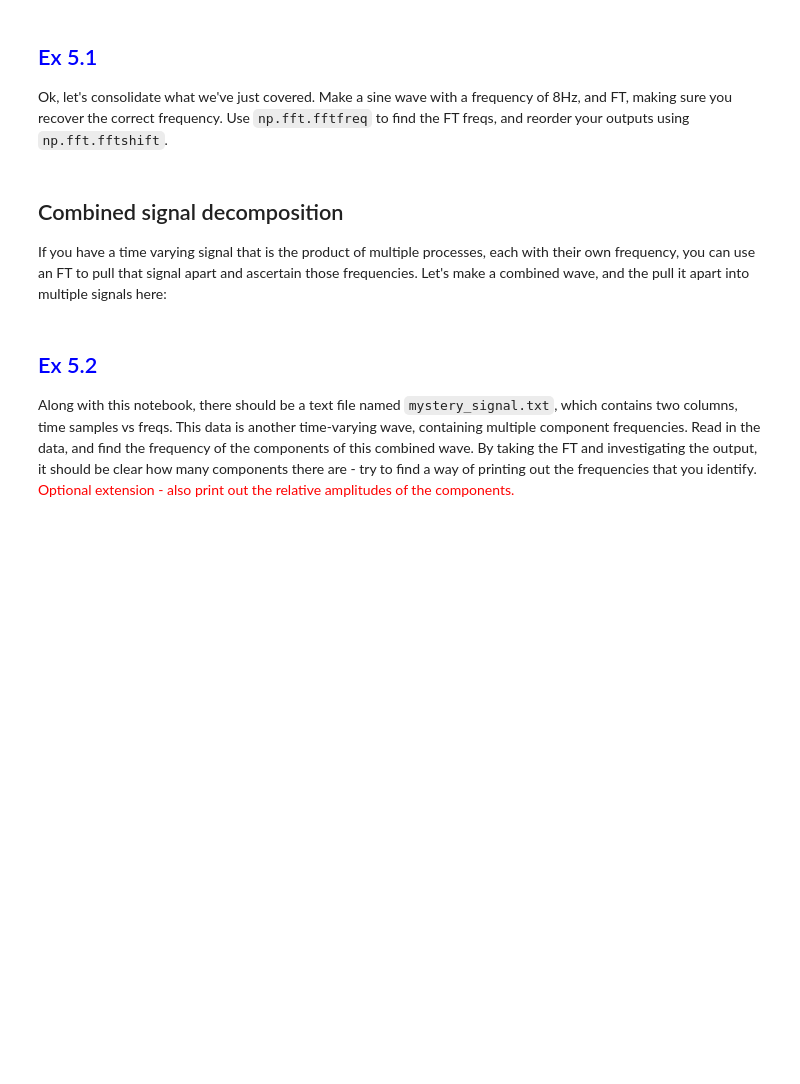
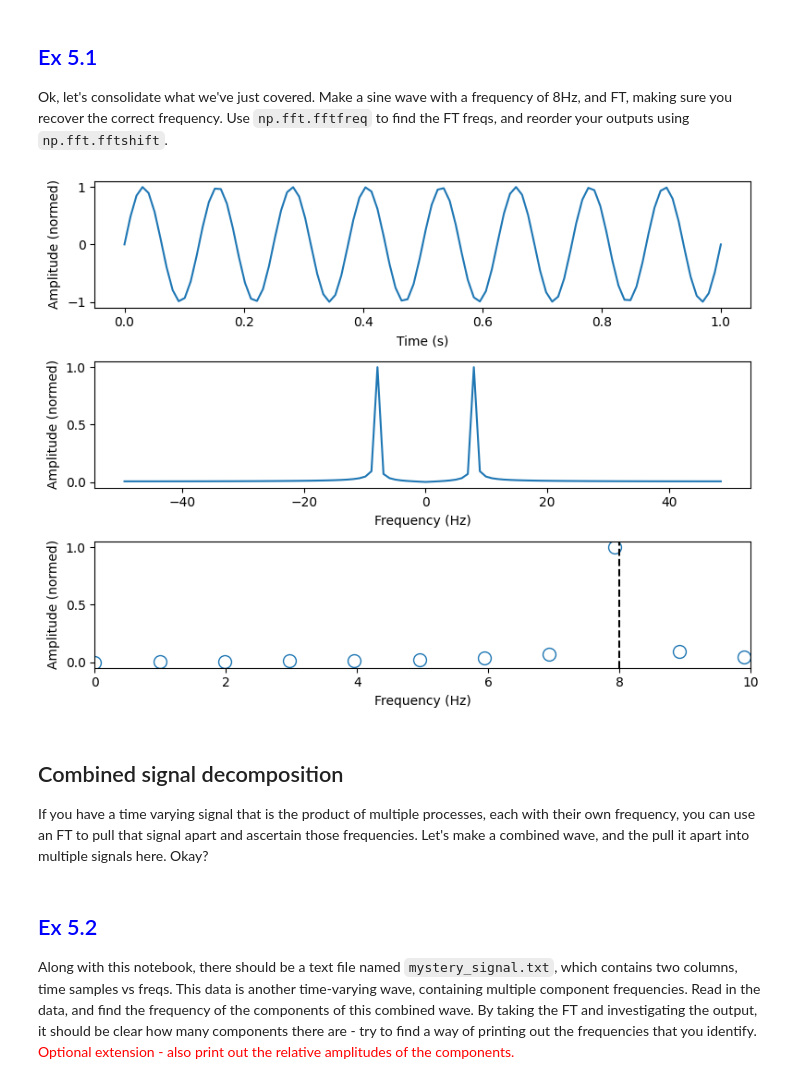
Before and after one commit to Ahmed-Estiak/FFTs_and_Telescopes-main, a Jupyter notebook: FFTs_and_Telescopes.ipynb, the cells around one changed output. Cells and saved outputs as stored; diff of their text form; code cells hidden in the pictures; blank space fills up the shorter version.

```diff
--- a/FFTs_and_Telescopes.ipynb
+++ b/FFTs_and_Telescopes.ipynb
@@ -158,9 +158,46 @@ plt.show()
 # %% [markdown]
 ## <font color='blue'>Ex 5.1 </font>
 Ok, let's consolidate what we've just covered. Make a sine wave with a frequency of 8Hz, and FT, making sure you recover the correct frequency. Use `np.fft.fftfreq` to find the FT freqs, and reorder your outputs using `np.fft.fftshift`.
+# %%
+import matplotlib.pyplot as plt
+import numpy as np
+
+freq1=8
+time_values= np.linspace(0,1,100)
+sine_wave = np.sin(2*np.pi*time_values*freq1)
+
+
+fig,axs=plt.subplots(3,1,figsize=(8,6))
+
+
+fourier_sine_wave= np.fft.fftshift(np.fft.fft(sine_wave))
+normalised_fourier_sine= fourier_sine_wave/max(np.abs(fourier_sine_wave))
+time_freq= time_values[1]-time_values[0]
+fft_freq= np.fft.fftshift(np.fft.fftfreq(len(time_values),time_freq))
+
+
+
+
+axs[0].plot(time_values, sine_wave)
+axs[0].set_xlabel('Time (s)')
+axs[0].set_ylabel('Amplitude (normed)')
+axs[1].plot(fft_freq, abs(normalised_fourier_sine))
+axs[1].set_xlabel('Frequency (Hz)')
+axs[1].set_ylabel('Amplitude (normed)')
+axs[2].plot(fft_freq, abs(normalised_fourier_sine),'C0o',mfc='none',ms=10)
+axs[2].set_xlabel('Frequency (Hz)')
+axs[2].set_ylabel('Amplitude (normed)')
+
+axs[2].set_xlim(0,10)
+axs[2].axvline(freq1,linestyle='--',color='k')
+
+plt.tight_layout()
+plt.show()
+# %% [output]
+[figure, added]
 # %% [markdown]
 ## Combined signal decomposition
-If you have a time varying signal that is the product of multiple processes, each with their own frequency, you can use an FT to pull that signal apart and ascertain those frequencies. Let's make a combined wave, and the pull it apart into multiple signals here:
+If you have a time varying signal that is the product of multiple processes, each with their own frequency, you can use an FT to pull that signal apart and ascertain those frequencies. Let's make a combined wave, and the pull it apart into multiple signals here. Okay?
 # %%
 ##Code adapted from this site, all credit to original author:
 ##https://pythontic.com/visualization/signals/ft_combined_wave_fft
```
